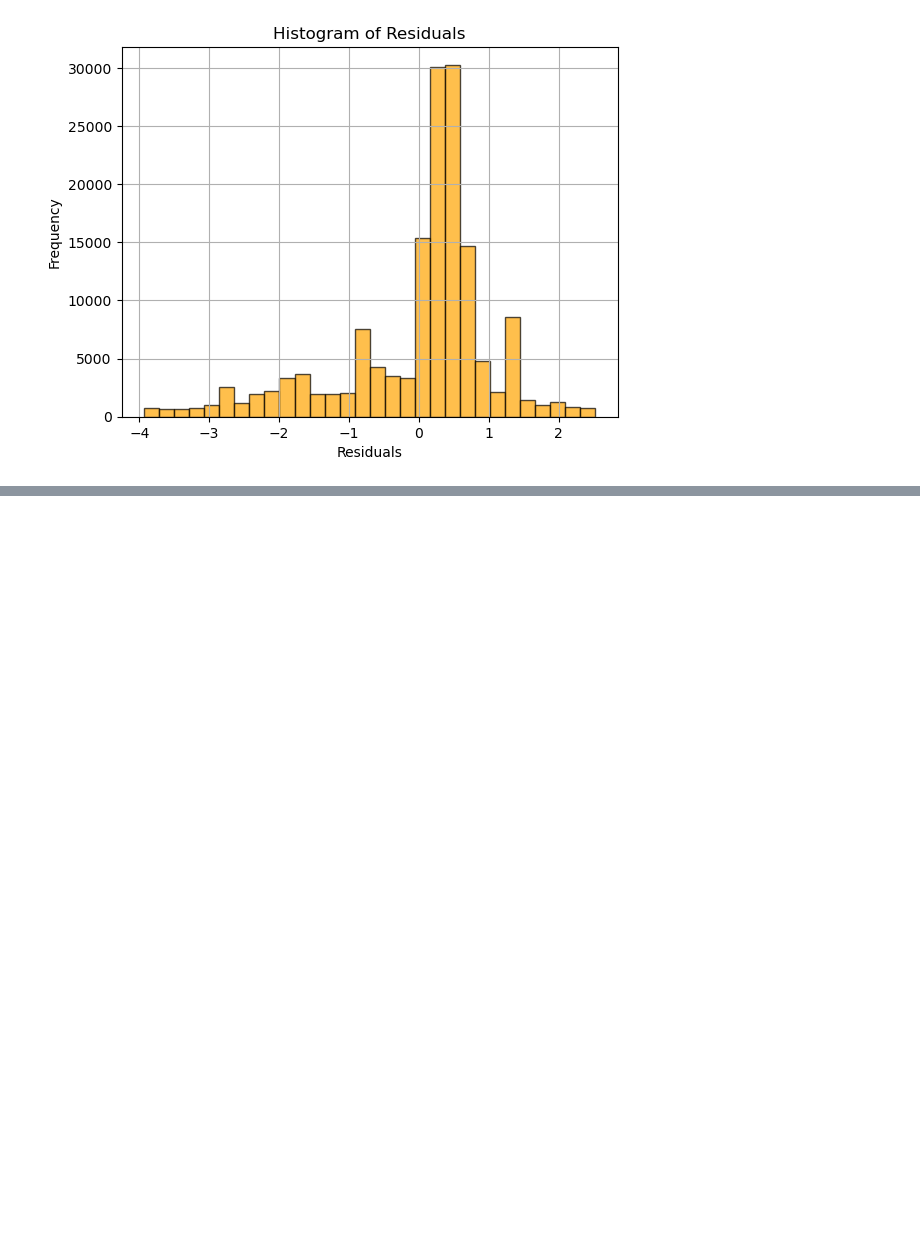
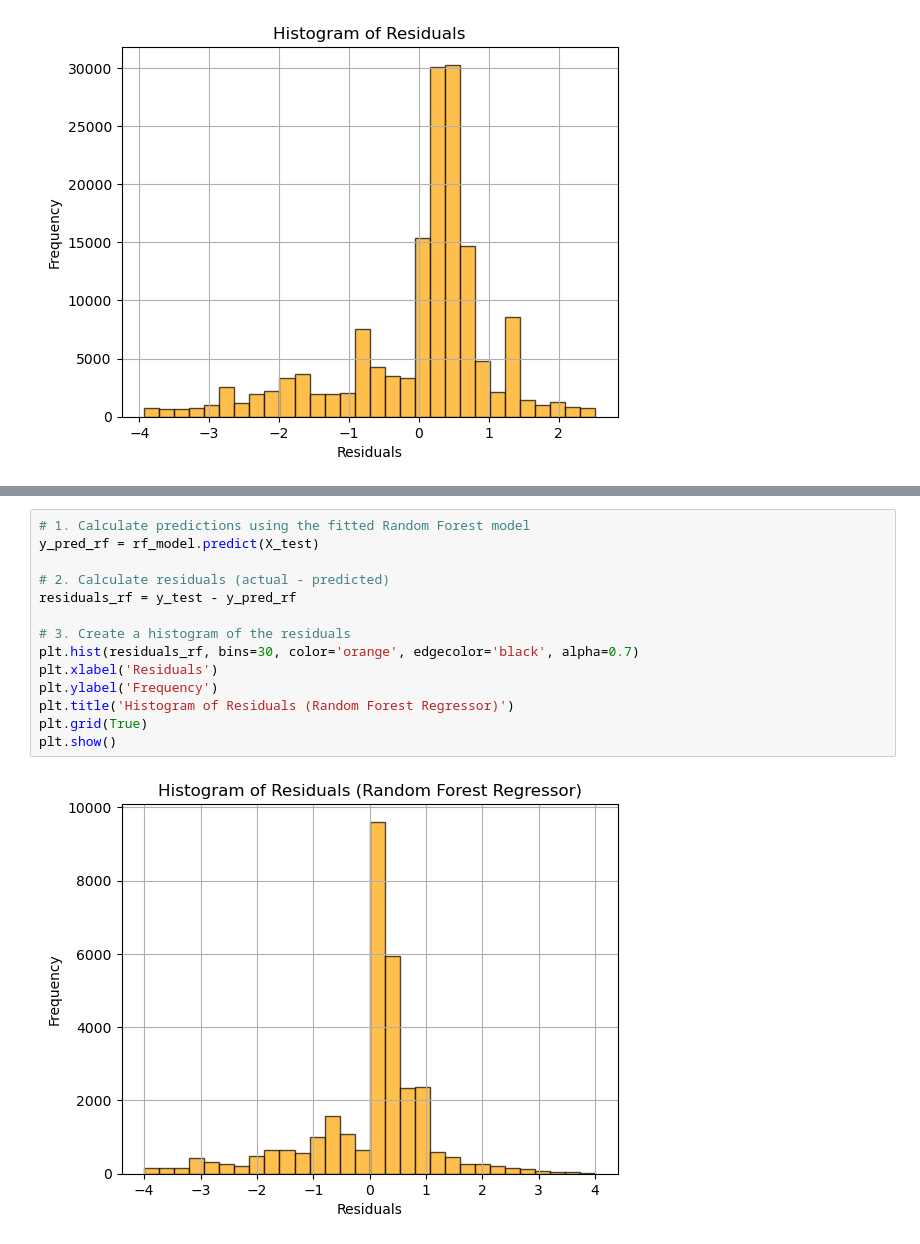
Before and after one commit to Ethan-code-1/DS_4002_Project1, a Jupyter notebook: SCRIPTS/project 1 analysis.ipynb, the cells around one changed output, grey strips where cells are left out. Drawn from its saved outputs; the diff is of its cells as text; blank space fills up the shorter version.

```diff
--- a/SCRIPTS/project 1 analysis.ipynb
+++ b/SCRIPTS/project 1 analysis.ipynb
@@ -278,0 +331,16 @@ plt.show()
+# %%
+# 1. Calculate predictions using the fitted Random Forest model
+y_pred_rf = rf_model.predict(X_test)
+
+# 2. Calculate residuals (actual - predicted)
+residuals_rf = y_test - y_pred_rf
+
+# 3. Create a histogram of the residuals
+plt.hist(residuals_rf, bins=30, color='orange', edgecolor='black', alpha=0.7)
+plt.xlabel('Residuals')
+plt.ylabel('Frequency')
+plt.title('Histogram of Residuals (Random Forest Regressor)')
+plt.grid(True)
+plt.show()
+# %% [output]
+[figure, added]
```
Also changed, not shown: parts of 4 cells of this notebook, 1 other file.
